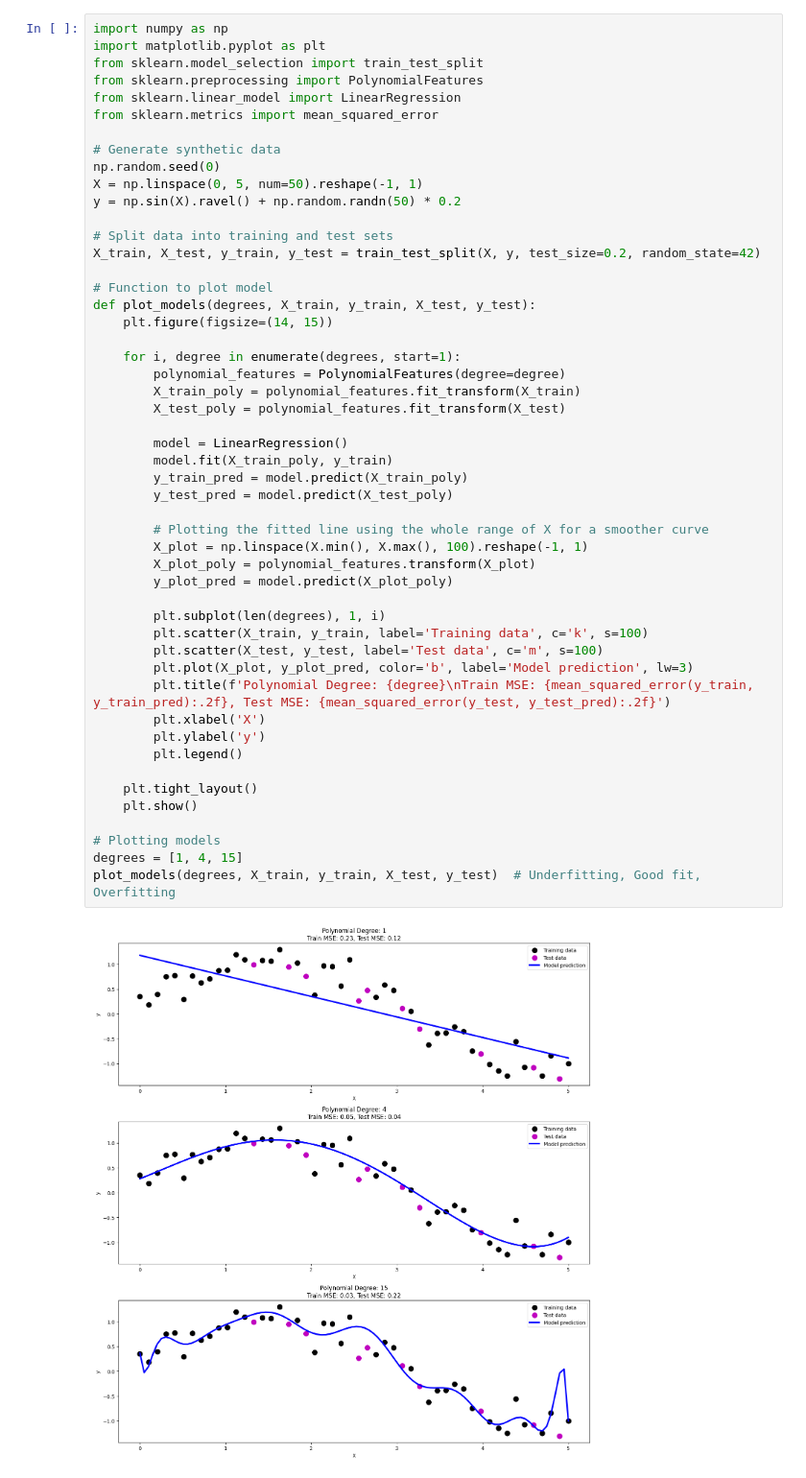
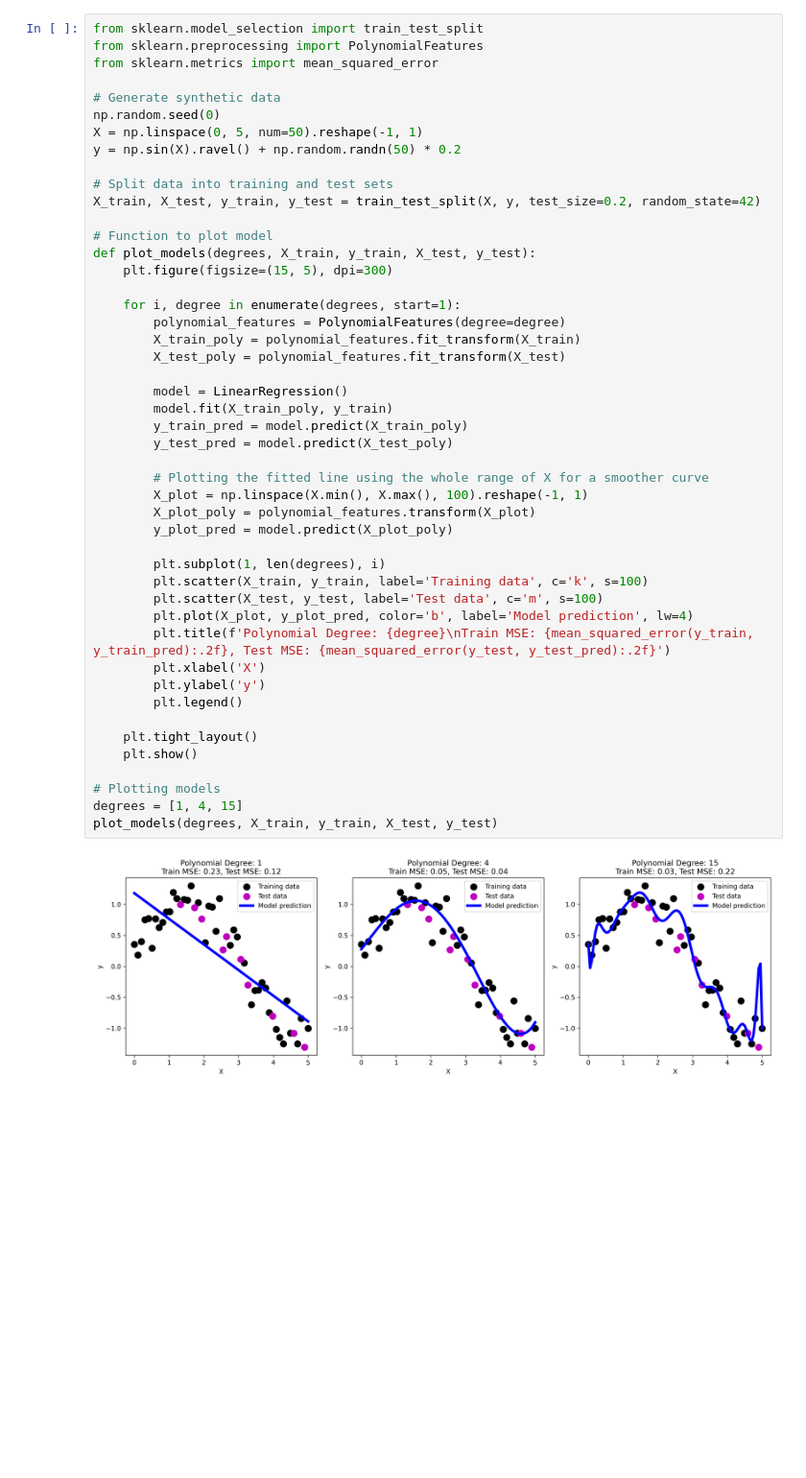
Before and after one commit to dcacciarelli/my-causality-book, a Jupyter notebook: _build/jupyter_execute/notebooks/review_ML.ipynb, the cells around one changed output. Shown at 96% size. Saved outputs shown, nothing was run; the diff lists cells and outputs as text; blank space fills up the shorter version.

```diff
--- a/_build/jupyter_execute/notebooks/review_ML.ipynb
+++ b/_build/jupyter_execute/notebooks/review_ML.ipynb
@@ -29,9 +103,6 @@ Machine learning (ML) is a subset of artificial intelligence (AI) that focuses o
 # %%
-import numpy as np
-import matplotlib.pyplot as plt
 from sklearn.model_selection import train_test_split
 from sklearn.preprocessing import PolynomialFeatures
-from sklearn.linear_model import LinearRegression
 from sklearn.metrics import mean_squared_error
 
 # Generate synthetic data
@@ -44,37 +115,37 @@ X_train, X_test, y_train, y_test = train_test_split(X, y, test_size=0.2, random_
 
 # Function to plot model
 def plot_models(degrees, X_train, y_train, X_test, y_test):
-    plt.figure(figsize=(14, 15))
+    plt.figure(figsize=(15, 5), dpi=300)
 
     for i, degree in enumerate(degrees, start=1):
         polynomial_features = PolynomialFeatures(degree=degree)
         X_train_poly = polynomial_features.fit_transform(X_train)
         X_test_poly = polynomial_features.fit_transform(X_test)
 
         model = LinearRegression()
         model.fit(X_train_poly, y_train)
         y_train_pred = model.predict(X_train_poly)
         y_test_pred = model.predict(X_test_poly)
 
         # Plotting the fitted line using the whole range of X for a smoother curve
         X_plot = np.linspace(X.min(), X.max(), 100).reshape(-1, 1)
         X_plot_poly = polynomial_features.transform(X_plot)
         y_plot_pred = model.predict(X_plot_poly)
 
-        plt.subplot(len(degrees), 1, i)
+        plt.subplot(1, len(degrees), i)
         plt.scatter(X_train, y_train, label='Training data', c='k', s=100)
         plt.scatter(X_test, y_test, label='Test data', c='m', s=100)
-        plt.plot(X_plot, y_plot_pred, color='b', label='Model prediction', lw=3)
+        plt.plot(X_plot, y_plot_pred, color='b', label='Model prediction', lw=4)
         plt.title(f'Polynomial Degree: {degree}\nTrain MSE: {mean_squared_error(y_train, y_train_pred):.2f}, Test MSE: {mean_squared_error(y_test, y_test_pred):.2f}')
         plt.xlabel('X')
         plt.ylabel('y')
         plt.legend()
 
     plt.tight_layout()
     plt.show()
 
 # Plotting models
 degrees = [1, 4, 15]
-plot_models(degrees, X_train, y_train, X_test, y_test)  # Underfitting, Good fit, Overfitting
+plot_models(degrees, X_train, y_train, X_test, y_test)
 # %% [output]
-[figure, old version]
+[figure, new version]
```
Also changed, not shown: parts of 19 cells of this notebook, 34 other files.
